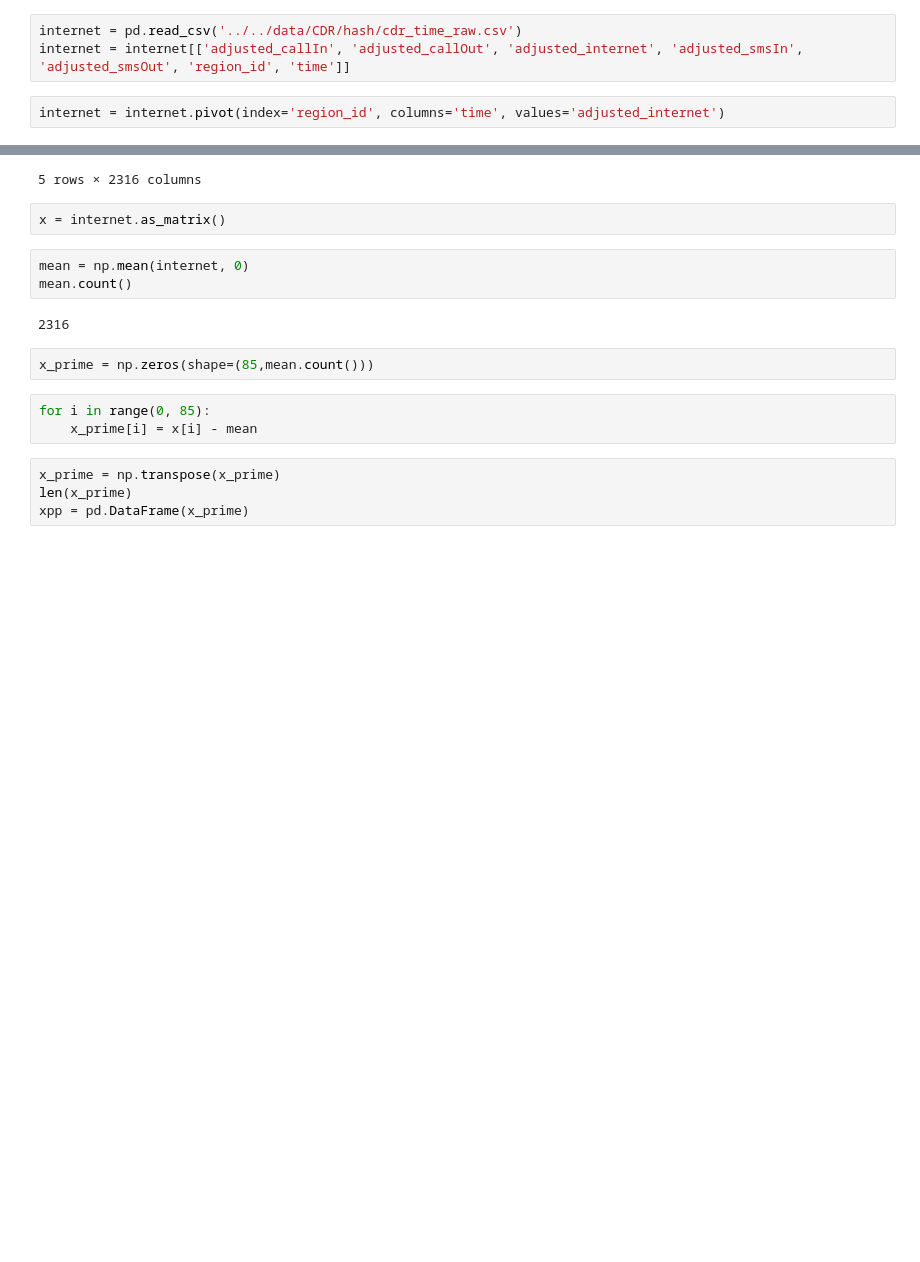
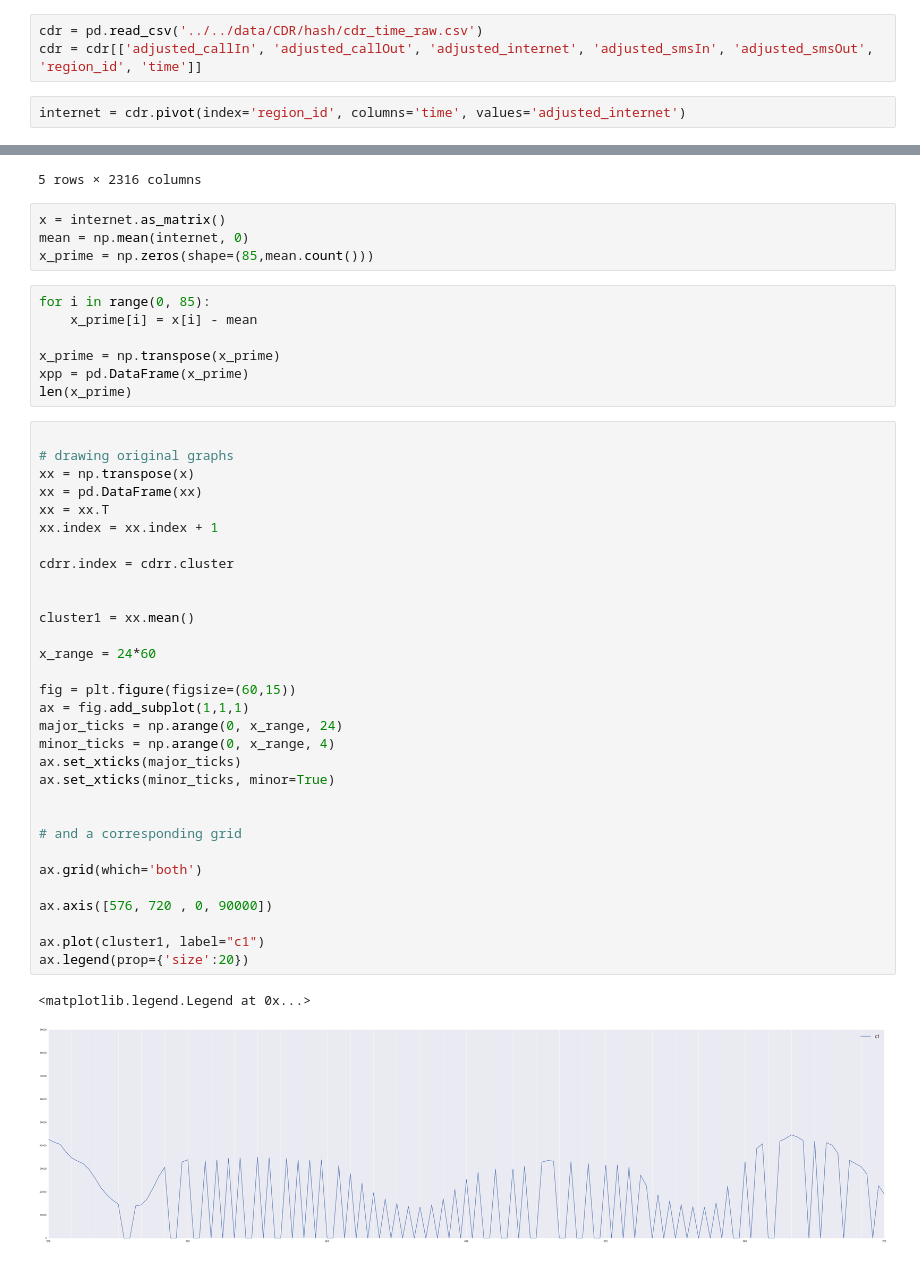
Before and after one commit to uwescience/DSSG2016-SensingTheCensus, a Jupyter notebook: src/notebooks/2016-07-27_Time-Series-Clustering.ipynb, the cells around one changed output, grey strips where cells are left out. Cells and saved outputs as stored; diff of their text form; blank space fills up the shorter version.

Commit message:
Time series generation modified

```diff
--- a/src/notebooks/2016-07-27_Time-Series-Clustering.ipynb
+++ b/src/notebooks/2016-07-27_Time-Series-Clustering.ipynb
@@ -24,10 +25,10 @@ print ("Libraries loaded")
 # %% [output]
 Libraries loaded
 # %%
-internet = pd.read_csv('../../data/CDR/hash/cdr_time_raw.csv')
-internet = internet[['adjusted_callIn', 'adjusted_callOut', 'adjusted_internet', 'adjusted_smsIn', 'adjusted_smsOut', 'region_id', 'time']]
+cdr = pd.read_csv('../../data/CDR/hash/cdr_time_raw.csv')
+cdr = cdr[['adjusted_callIn', 'adjusted_callOut', 'adjusted_internet', 'adjusted_smsIn', 'adjusted_smsOut', 'region_id', 'time']]
 # %%
-internet = internet.pivot(index='region_id', columns='time', values='adjusted_internet')
+internet = cdr.pivot(index='region_id', columns='time', values='adjusted_internet')
 # %%
 internet.fillna(0, inplace=True)
 # %%
@@ -41,19 +42,48 @@ internet.head()
 | 4.0 | 55493.152388 | 54003.588097 | 46003.547260 | 38231.573552 | 29865.727287 | 24151.368871 | ... |
 | 5.0 | 44933.377755 | 38466.803797 | 33144.786401 | 28749.978254 | 28670.263101 | 27206.212977 | ... |
 5 rows × 2316 columns
-# %%
-x = internet.as_matrix()
 # %%
+x = internet.as_matrix()
 mean = np.mean(internet, 0)
-mean.count()
+x_prime = np.zeros(shape=(85,mean.count()))
-# %% [output]
-2316
-# %%
-x_prime = np.zeros(shape=(85,mean.count()))
 # %%
 for i in range(0, 85):
     x_prime[i] = x[i] - mean
+
+x_prime = np.transpose(x_prime)
+xpp = pd.DataFrame(x_prime)
+len(x_prime)
-# %%
-x_prime = np.transpose(x_prime)
-len(x_prime)
-xpp = pd.DataFrame(x_prime)
+# %%
+
+# drawing original graphs
+xx = np.transpose(x)
+xx = pd.DataFrame(xx)
+xx = xx.T
+xx.index = xx.index + 1
+
+cdrr.index = cdrr.cluster
+
+
+cluster1 = xx.mean()
+
+x_range = 24*60
+
+fig = plt.figure(figsize=(60,15))
+ax = fig.add_subplot(1,1,1)
+major_ticks = np.arange(0, x_range, 24)
+minor_ticks = np.arange(0, x_range, 4)
+ax.set_xticks(major_ticks)
+ax.set_xticks(minor_ticks, minor=True)
+
+
+# and a corresponding grid
+
+ax.grid(which='both')
+
+ax.axis([576, 720 , 0, 90000])
+
+ax.plot(cluster1, label="c1")
+ax.legend(prop={'size':20})
+# %% [output]
+<matplotlib.legend.Legend at 0x...>
+[figure, added]
```
Also changed, not shown: parts of 20 cells of this notebook, 6 other files.
